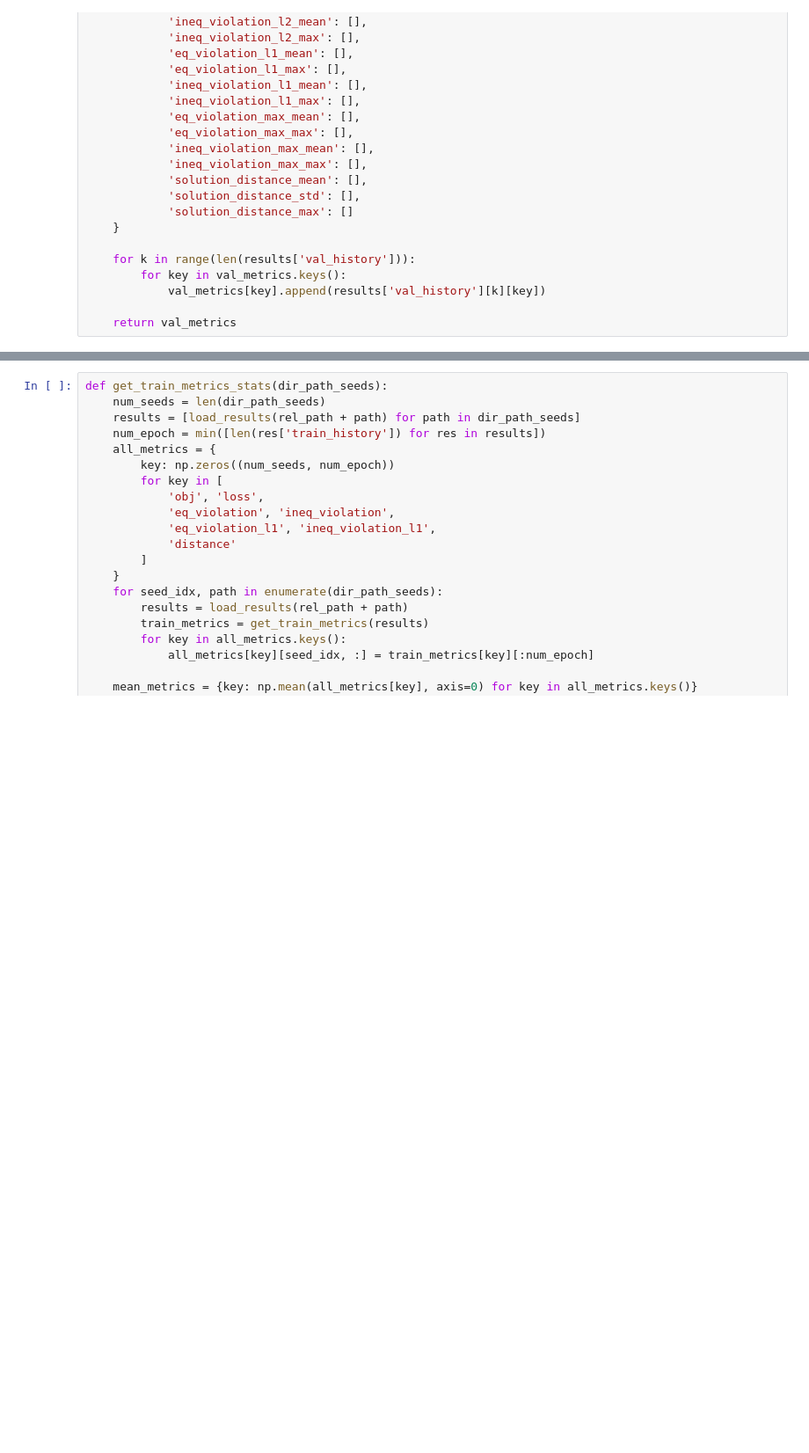
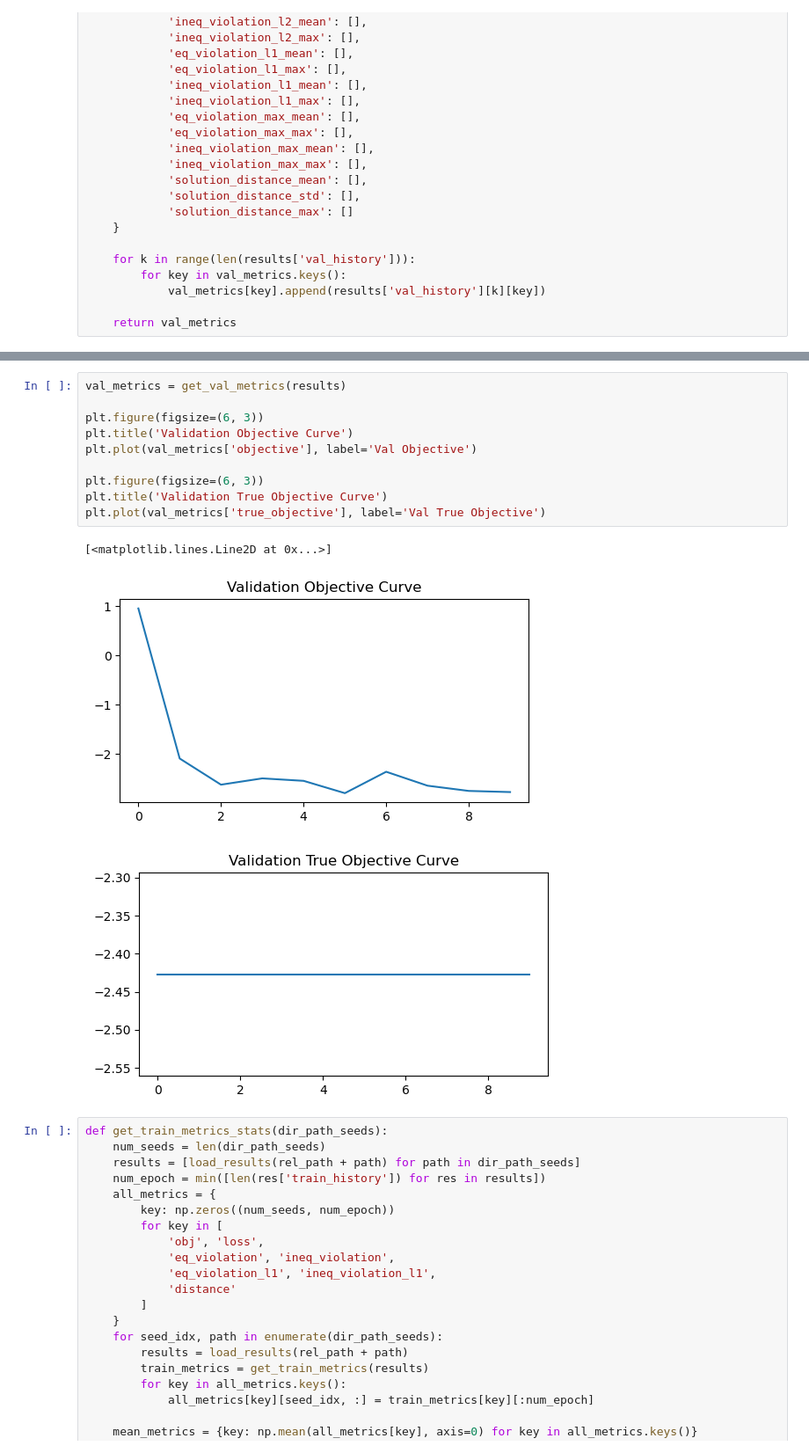
Before and after one commit to xkhainguyen/FSNet, a Jupyter notebook: results/get_results.ipynb, the cells around one changed output, grey strips where cells are left out. Shown at 88% size. Cells and saved outputs as stored; diff of their text form; blank space fills up the shorter version.

```diff
--- a/results/get_results.ipynb
+++ b/results/get_results.ipynb
@@ -122,3 +123,17 @@ plt.plot(train_metrics['ineq_violation'][start:end], label='Train Ineq Violation
+# %%
+val_metrics = get_val_metrics(results)
+
+plt.figure(figsize=(6, 3))
+plt.title('Validation Objective Curve')
+plt.plot(val_metrics['objective'], label='Val Objective')
+
+plt.figure(figsize=(6, 3))
+plt.title('Validation True Objective Curve')
+plt.plot(val_metrics['true_objective'], label='Val True Objective')
+# %% [output]
+[<matplotlib.lines.Line2D at 0x...>]
+[figure, added]
+[figure, added]
 # %%
 def get_train_metrics_stats(dir_path_seeds):
     num_seeds = len(dir_path_seeds)
```
Also changed, not shown: parts of 3 cells of this notebook, 9 other files.
